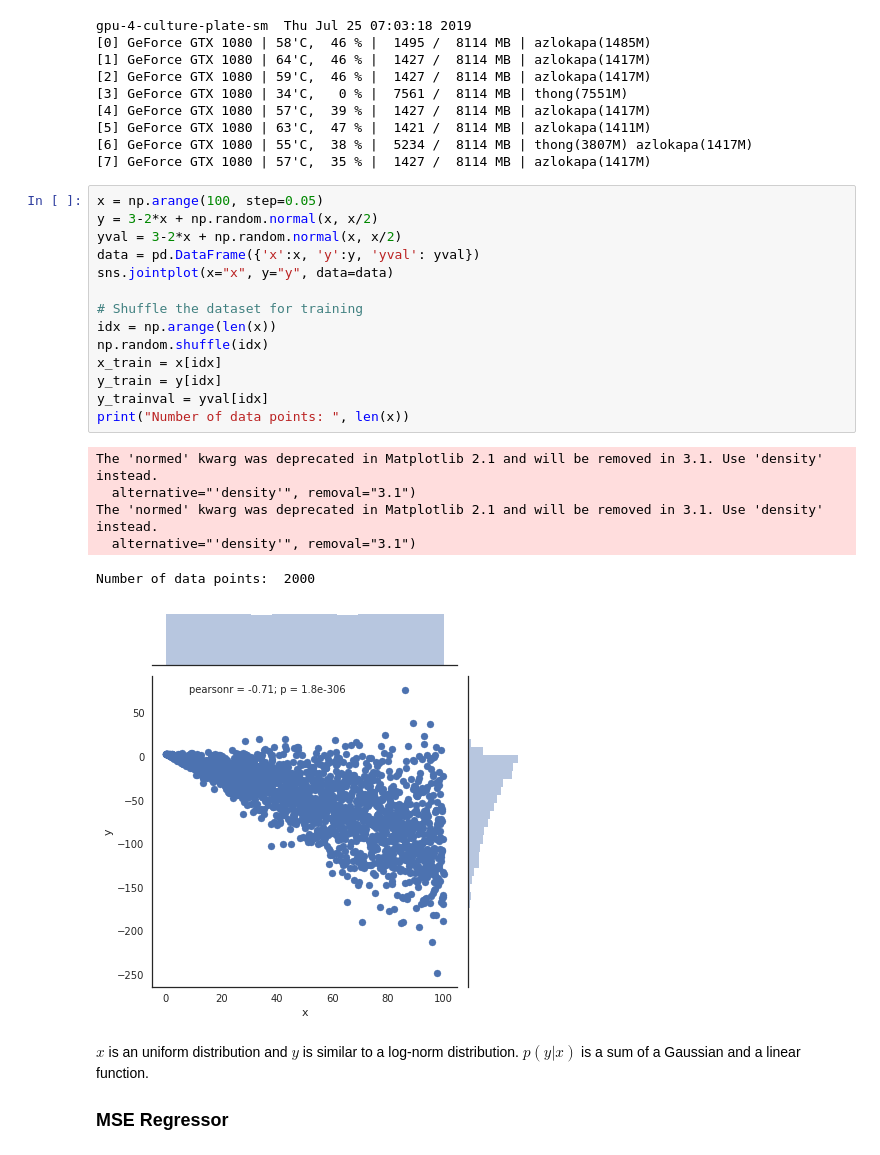
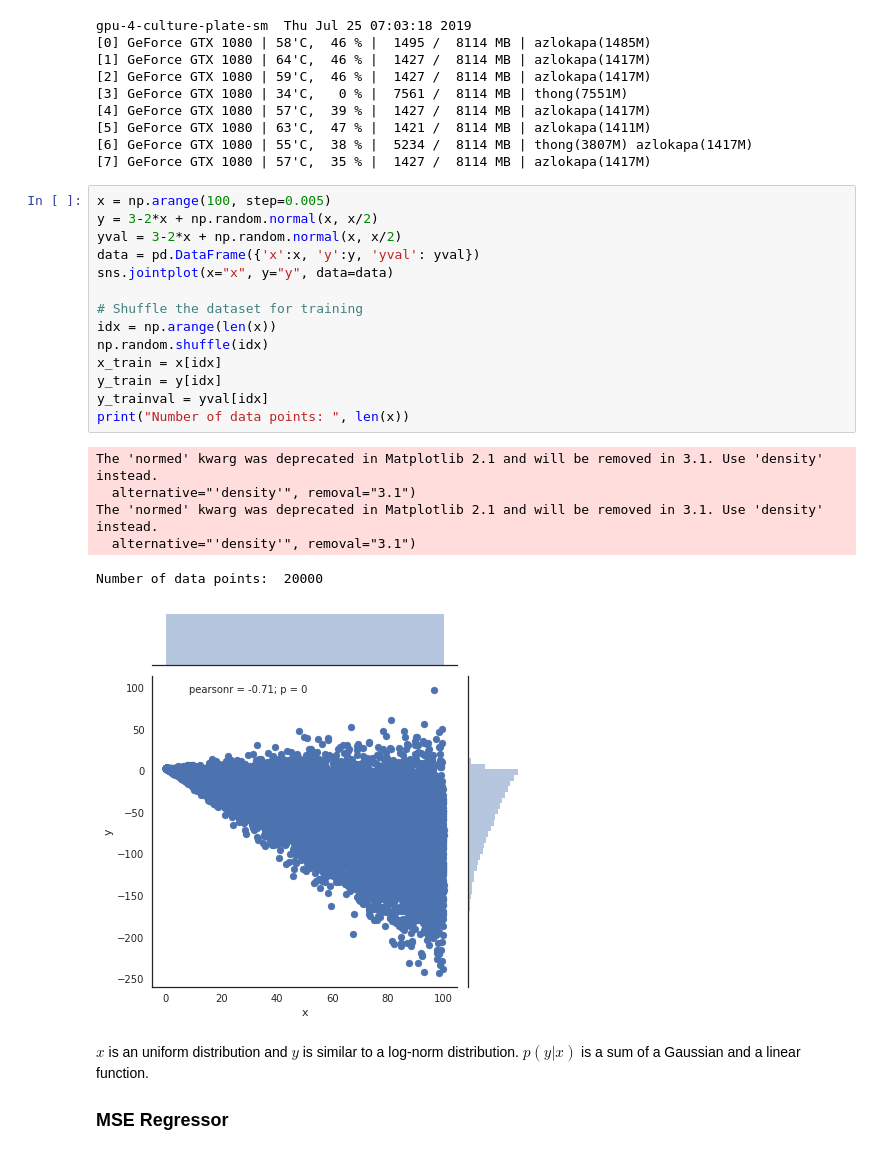
Before and after one commit to thongonary/Thoughts, a Jupyter notebook: Uncertainty quantification for regression.ipynb, the cells around one changed output. Cells and saved outputs as stored; diff of their text form.

```diff
--- a/Uncertainty quantification for regression.ipynb
+++ b/Uncertainty quantification for regression.ipynb
@@ -35,26 +35,26 @@ gpu-4-culture-plate-sm  Thu Jul 25 07:03:18 2019
 [6] GeForce GTX 1080 | 55'C,  38 % |  5234 /  8114 MB | thong(3807M) azlokapa(1417M)
 [7] GeForce GTX 1080 | 57'C,  35 % |  1427 /  8114 MB | azlokapa(1417M)
 # %%
-x = np.arange(100, step=0.05)
+x = np.arange(100, step=0.005)
 y = 3-2*x + np.random.normal(x, x/2)
 yval = 3-2*x + np.random.normal(x, x/2)
 data = pd.DataFrame({'x':x, 'y':y, 'yval': yval})
 sns.jointplot(x="x", y="y", data=data)
 
 # Shuffle the dataset for training
 idx = np.arange(len(x))
 np.random.shuffle(idx)
 x_train = x[idx]
 y_train = y[idx]
 y_trainval = yval[idx]
 print("Number of data points: ", len(x))
 # %% [output]
 The 'normed' kwarg was deprecated in Matplotlib 2.1 and will be removed in 3.1. Use 'density' instead.
   alternative="'density'", removal="3.1")
 The 'normed' kwarg was deprecated in Matplotlib 2.1 and will be removed in 3.1. Use 'density' instead.
   alternative="'density'", removal="3.1")
-Number of data points:  2000
+Number of data points:  20000
-[figure, old version]
+[figure, new version]
 # %% [markdown]
 $x$ is an uniform distribution and $y$ is similar to a log-norm distribution. $p(y|x)$ is a sum of a Gaussian and a linear function.
 
```
Also changed, not shown: parts of 19 cells of this notebook.
